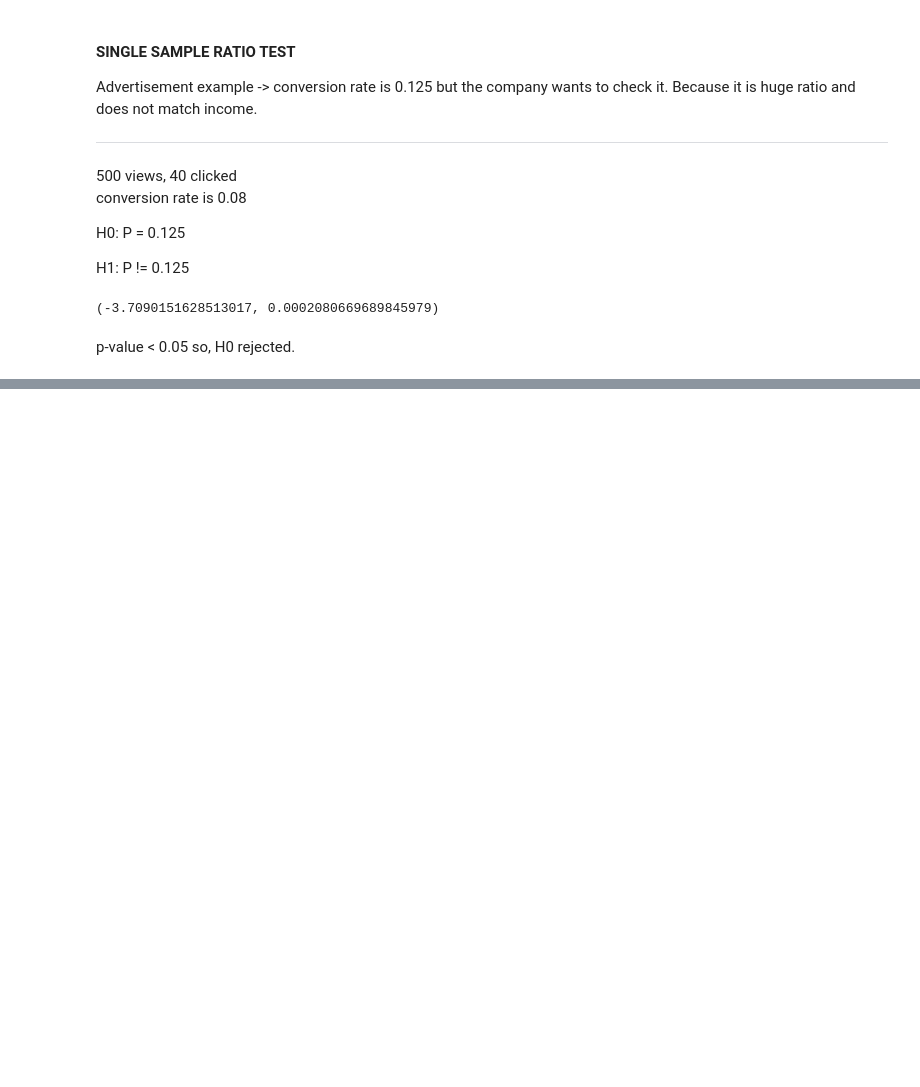
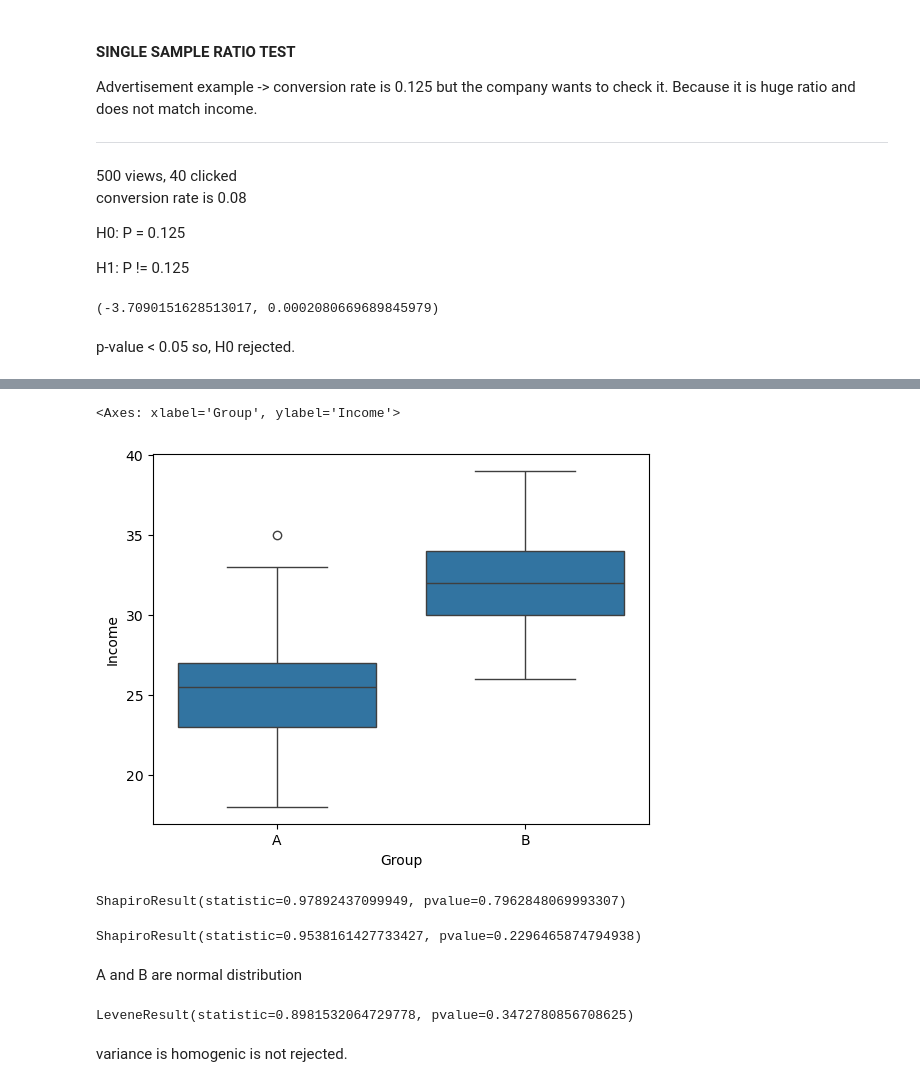
Before and after one commit to Bahrihan/DS_StatisticPractices, a Jupyter notebook: HypothesisParametricT3.ipynb, the cells around one changed output, grey strips where cells are left out. Cells and saved outputs as stored; diff of their text form; code cells hidden in the pictures; blank space fills up the shorter version.

```diff
--- a/HypothesisParametricT3.ipynb
+++ b/HypothesisParametricT3.ipynb
@@ -101,0 +134,22 @@ p-value < 0.05 so, H0 rejected.
+# %%
+import numpy as np
+import pandas as pd
+
+A = pd.DataFrame([30, 27, 21, 27, 29, 30, 20, 20, 27, 32, 35, 22, 24, 23, 25, 27,
+                  23, 27, 23, 25, 21, 18, 24, 26, 33, 26, 27, 28, 19, 25])
+
+B = pd.DataFrame([37, 39, 31, 31, 34, 38, 30, 36, 29, 28, 38, 28, 37, 37, 30, 32,
+                  31, 31, 27, 32, 33, 33, 31, 32, 33, 26, 32, 33, 29])
+
+# A and A's group
+GROUP_A = pd.DataFrame(["A"] * len(A), dtype="str")  # Explicitly cast to string
+A = pd.concat([A, GROUP_A], axis=1)
+
+# B and B's group
+GROUP_B = pd.DataFrame(["B"] * len(B), dtype="str")  # Explicitly cast to string
+B = pd.concat([B, GROUP_B], axis=1)
+
+AB = pd.concat([A, B])
+AB.columns = ["Income", "Group"]
+print(AB.head())
+print(AB.tail())
@@ -101,0 +169,27 @@ p-value < 0.05 so, H0 rejected.
+# %%
+import seaborn as sns
+sns.boxplot(x="Group", y = "Income", data=AB)
+# %% [output]
+<Axes: xlabel='Group', ylabel='Income'>
+[figure, added]
+# %%
+#Normally Hypothesis
+from scipy.stats import shapiro
+
+shapiro(A_B.A.dropna())
+# %% [output]
+ShapiroResult(statistic=0.97892437099949, pvalue=0.7962848069993307)
+# %%
+shapiro(A_B.B.dropna())
+# %% [output]
+ShapiroResult(statistic=0.9538161427733427, pvalue=0.2296465874794938)
+# %% [markdown]
+A and B are normal distribution
+# %%
+#variance homogenic hypothesis
+from scipy import stats
+stats.levene(A_B.A.dropna(), A_B.B.dropna())
+# %% [output]
+LeveneResult(statistic=0.8981532064729778, pvalue=0.3472780856708625)
+# %% [markdown]
+variance is homogenic is not rejected.
```
Also changed, not shown: parts of 6 cells of this notebook.
